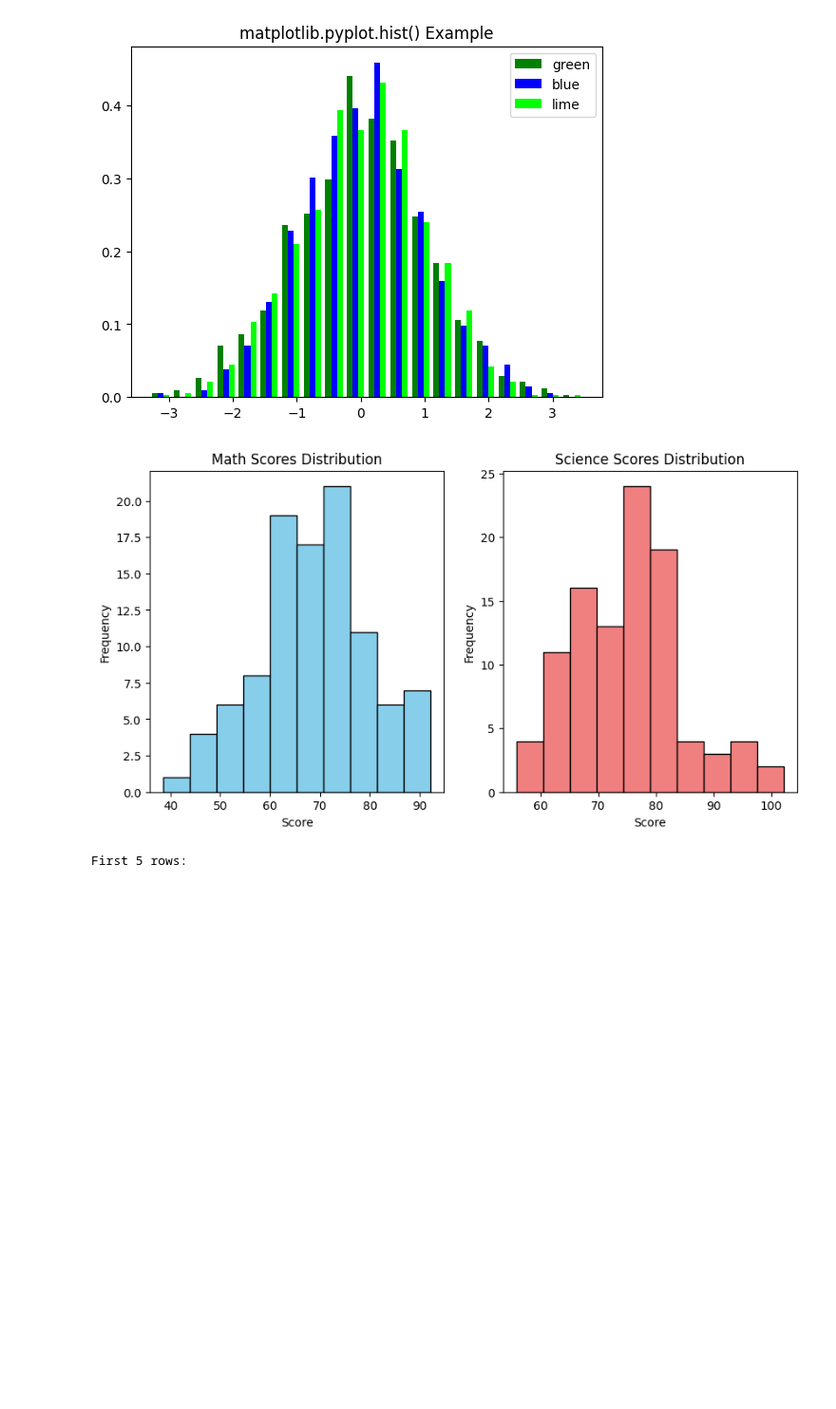
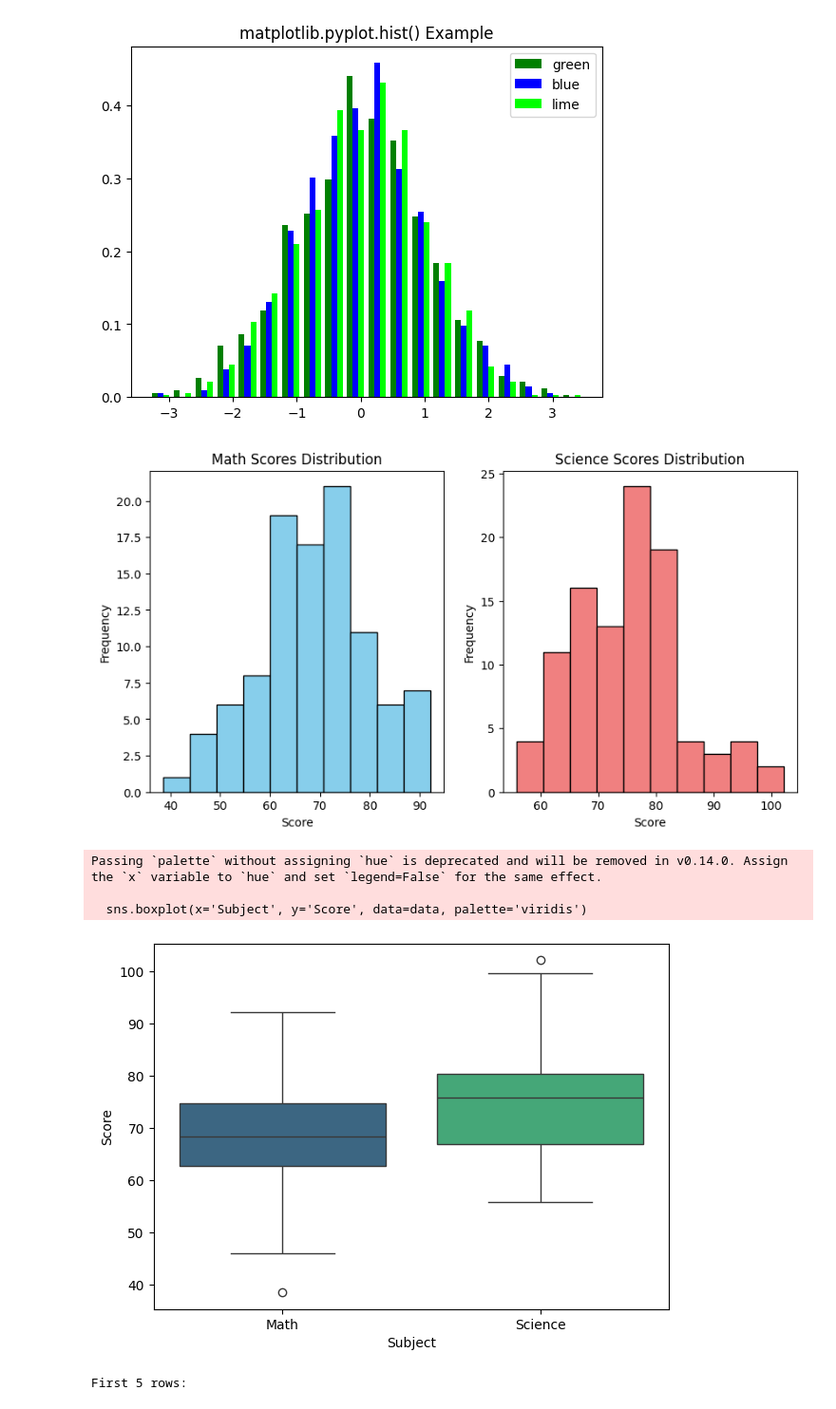
Before and after one commit to Krreesh/MLplay, a Jupyter notebook: ML_play.ipynb, the cells around one changed output. Shown: that part at 95% size. Saved outputs shown, nothing was run; the diff lists cells and outputs as text; code cells hidden in the pictures; blank space fills up the shorter version.

```diff
--- a/ML_play.ipynb
+++ b/ML_play.ipynb
@@ -1281,28 +1281,44 @@ plt.show()
 # %%
 #Use Case: Analyzing and visualizing simulated student exam scores to understand score distribution and identify potential trends.
 import numpy as np
 import matplotlib.pyplot as plt
 import seaborn as sns
+import pandas as pd
 
 np.random.seed(42)
 math_scores = np.random.normal(loc=70, scale=12, size=100) # Mean 70, Std Dev 12
 science_scores = np.random.normal(loc=75, scale=10, size=100) # Mean 75, Std Dev 10
 
 plt.figure(figsize=(10,5))
 plt.subplot(1, 2, 1) # 1 row, 2 columns, 1st plot
 plt.hist(math_scores, bins=10, color='skyblue', edgecolor='black')
 plt.title('Math Scores Distribution')
 plt.xlabel('Score')
 plt.ylabel('Frequency')
 
 plt.subplot(1, 2, 2) # 1 row, 2 columns, 2nd plot
 plt.hist(science_scores, bins=10, color='lightcoral', edgecolor='black')
 plt.title('Science Scores Distribution')
 plt.xlabel('Score')
 plt.ylabel('Frequency')
 plt.show()
+
+data = pd.DataFrame({
+    'Subject': ['Math'] * len(math_scores) +['Science'] * len(science_scores),
+    'Score': np.concatenate((math_scores, science_scores))
+})
+
+plt.figure(figsize=(7,5))
+sns.boxplot(x='Subject', y='Score', data=data, palette='viridis')
+plt.xlabel('Subject')
+plt.ylabel('Score')
+plt.show()
 # %% [output]
 [figure]
+Passing `palette` without assigning `hue` is deprecated and will be removed in v0.14.0. Assign the `x` variable to `hue` and set `legend=False` for the same effect.
+
+  sns.boxplot(x='Subject', y='Score', data=data, palette='viridis')
+[figure, added]
 # %%
 import pandas as pd
 # Webpage URL
```
Also changed, not shown: parts of 4 cells of this notebook.
